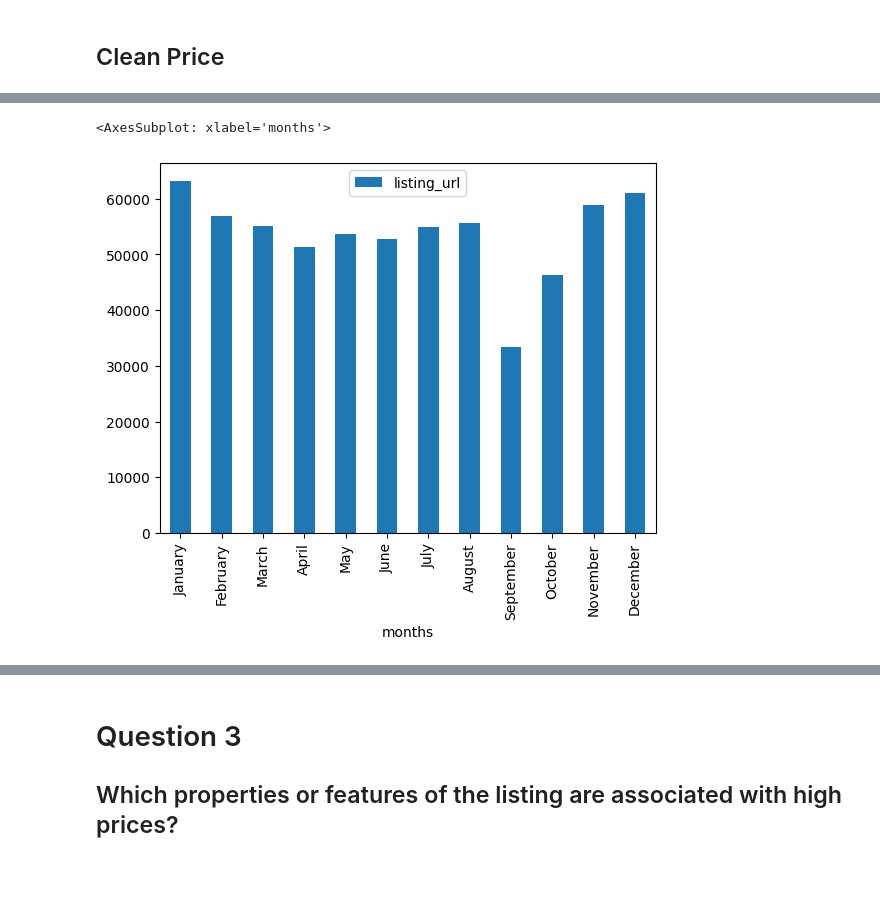
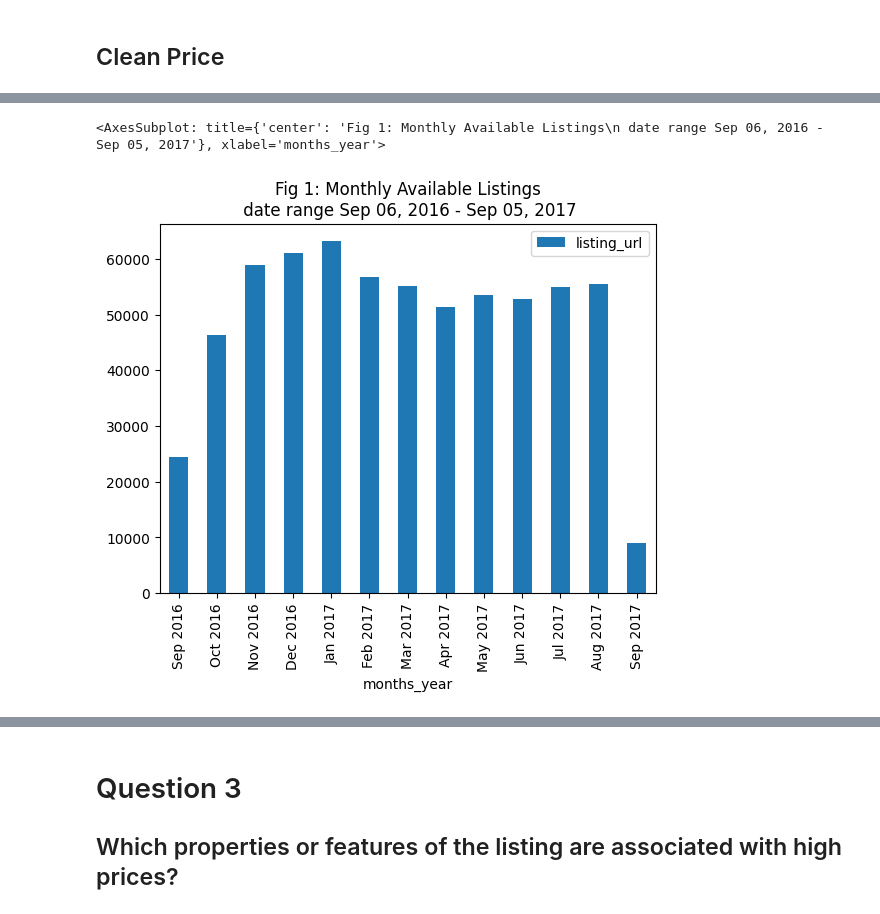
Before and after one commit to edonkoh/udacity_airbnb, a Jupyter notebook: airbnb.ipynb, the cells around one changed output, grey strips where cells are left out. Cells and saved outputs as stored; diff of their text form; code cells hidden in the pictures; blank space fills up the shorter version.

```diff
--- a/airbnb.ipynb
+++ b/airbnb.ipynb
@@ -143,5 +122,6 @@ Monthly_stats = Boston_dt[Boston_dt['available'] == 't'].groupby(['listing_month
-# %%
-Monthly_stats.plot(x = 'months', y = 'listing_url', kind='bar')
-# %% [output]
-<AxesSubplot: xlabel='months'>
-[figure, removed]
+# %%
+Title_Str = f"Fig 1: Monthly Available Listings\n date range {Boston_dt['listing_date'].min().strftime('%b %d, %Y')} - {Boston_dt['listing_date'].max().strftime('%b %d, %Y')}"
+Monthly_stats.plot(x = 'months_year', y = 'listing_url', kind='bar', title = Title_Str)
+# %% [output]
+<AxesSubplot: title={'center': 'Fig 1: Monthly Available Listings\n date range Sep 06, 2016 - Sep 05, 2017'}, xlabel='months_year'>
+[figure, added]
```
Also changed, not shown: parts of 87 cells of this notebook, 1 other file.
